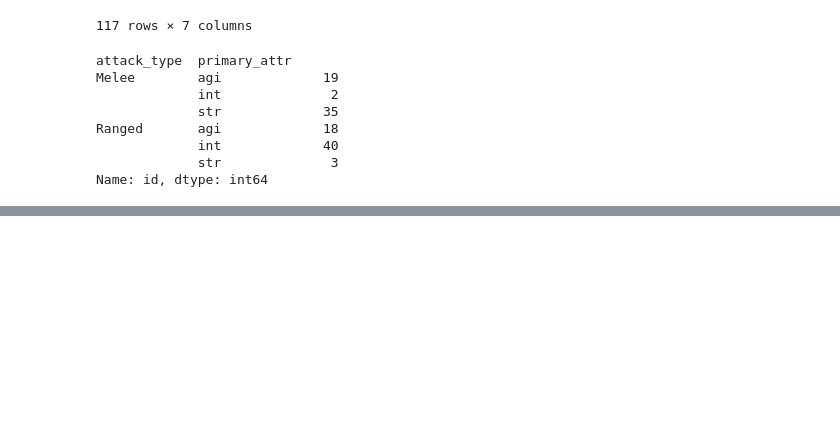
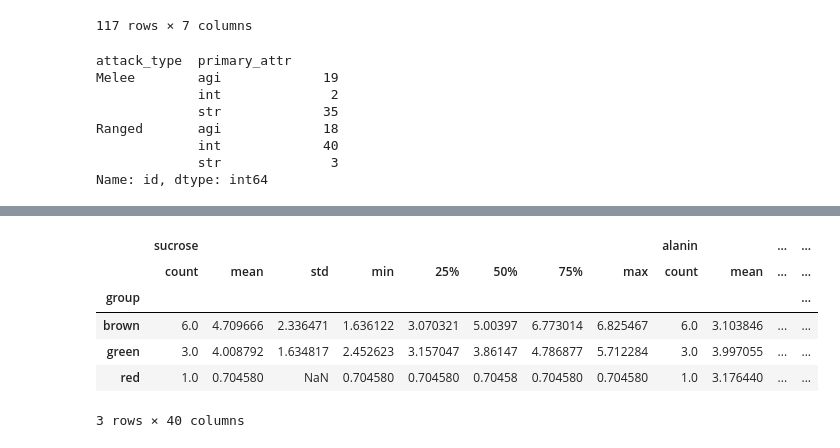
Before and after one commit to sschekotikhin/machine-learning, a Jupyter notebook: Stepik/DataScience/1_6.ipynb, the cells around one changed output, grey strips where cells are left out. Cells and saved outputs as stored; diff of their text form; code cells hidden in the pictures; blank space fills up the shorter version.

```diff
--- a/Stepik/DataScience/1_6.ipynb
+++ b/Stepik/DataScience/1_6.ipynb
@@ -201,0 +245,10 @@ Name: id, dtype: int64
+# %%
+algae_df.groupby(['group']).describe()
+# %% [output]
+|  | sucrose |  |  |  |  |  |  |  | alanin |  | ... | ... |
+|  | count | mean | std | min | 25% | 50% | 75% | max | count | mean | ... | ... |
+| group |  |  |  |  |  |  |  |  |  |  |  | ... |
+| brown | 6.0 | 4.709666 | 2.336471 | 1.636122 | 3.070321 | 5.00397 | 6.773014 | 6.825467 | 6.0 | 3.103846 | ... | ... |
+| green | 3.0 | 4.008792 | 1.634817 | 2.452623 | 3.157047 | 3.86147 | 4.786877 | 5.712284 | 3.0 | 3.997055 | ... | ... |
+| red | 1.0 | 0.704580 | NaN | 0.704580 | 0.704580 | 0.70458 | 0.704580 | 0.704580 | 1.0 | 3.176440 | ... | ... |
+3 rows × 40 columns
```
Also changed, not shown: parts of 8 cells of this notebook, 10 other files.
